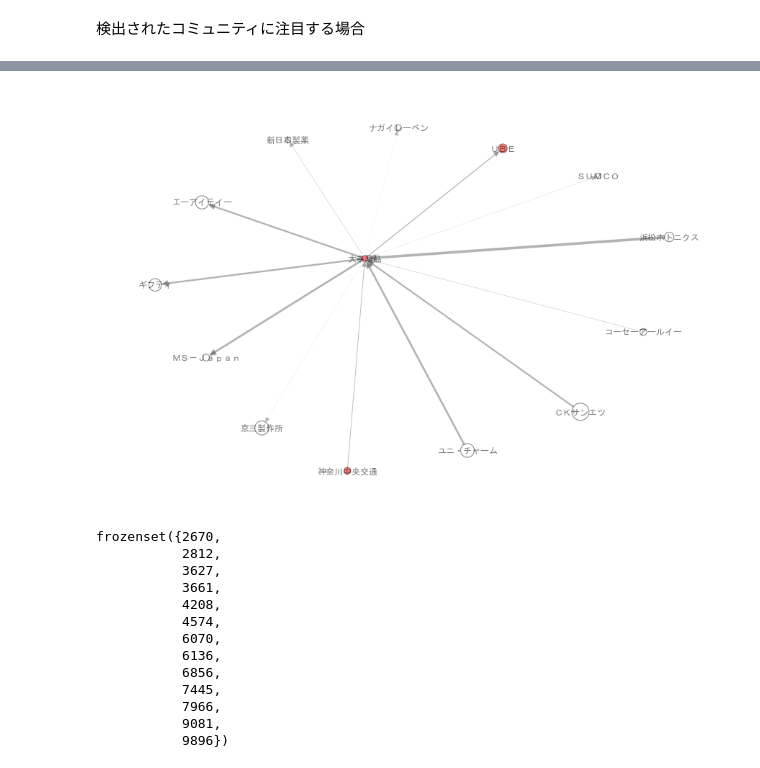
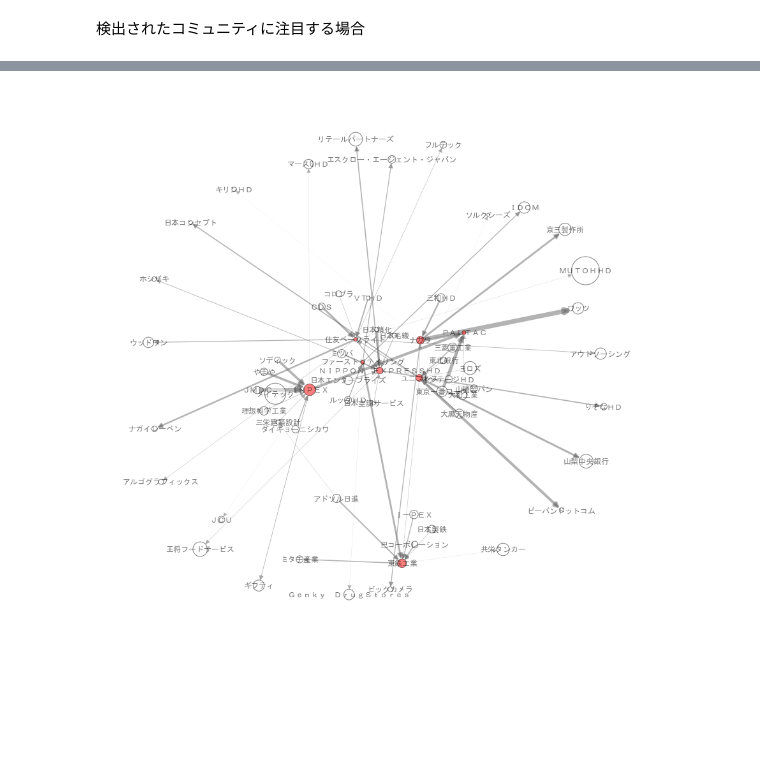
Before and after one commit to yotapoon/network, a Jupyter notebook: plot_network.ipynb, the cells around one changed output, grey strips where cells are left out. Drawn from its saved outputs; the diff is of its cells as text; code cells hidden in the pictures; blank space fills up the shorter version.

```diff
--- a/plot_network.ipynb
+++ b/plot_network.ipynb
@@ -123,34 +135,9 @@ node_list = community[5]
 # %%
-# 着目する企業から(方向を考慮しない)距離がdistance以内である企業を(持ち合い以外の場合も)抽出
-def filter_neighbors(node):
-    distance = 1
-    flag = False
-    for node_c in node_list:
-        flag = (flag | nx.shortest_path_length(G_undirected, source = node_c, target = node) <= distance)
-    return flag
-
-G_focus = nx.subgraph_view(G, filter_node = filter_neighbors)
+G_focus = nx.subgraph_view(G, filter_node = filter_neighbors_partial(G = G_undirected, node_list = node_list, distance = 1))
 dict_color = dict(zip(node_list, ["red" for _ in range(len(node_list))]))
 nx.set_node_attributes(G_focus, name = "COLOR", values = dict_color)
-# %%
-plot_network(G_focus, alpha = 0.5, node_scale = 20, node_attr = "MCAP", \
-    width_scale = 15, width_attr = "RATIO_X_TO_Y", arrowsize = 15, \
-        seed_for_plot = 300, k_scale = 5.0)
-# %% [output]
-[figure, removed]
-# %%
-node_list
-# %% [output]
-frozenset({2670,
-           2812,
-           3627,
-           3661,
-           4208,
-           4574,
-           6070,
-           6136,
-           6856,
-           7445,
-           7966,
-           9081,
-           9896})
+# %%
+fig = plt.figure(figsize = (12, 12))
+plot_network(G_focus, node_attr = "MCAP", width_attr = "RATIO_X_TO_Y", color_attr = "COLOR", label_attr = "NAME", k_scale = 4.0)
+# %% [output]
+[figure, added]
```
Also changed, not shown: parts of 14 cells of this notebook.
